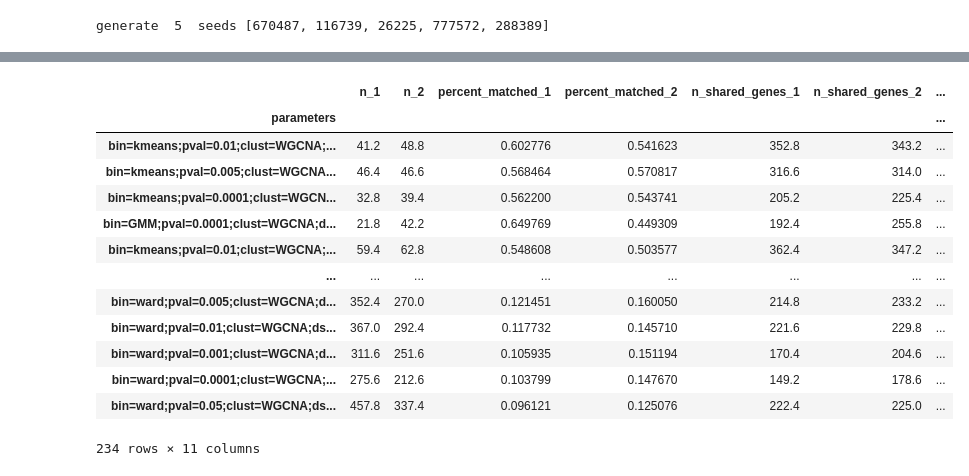
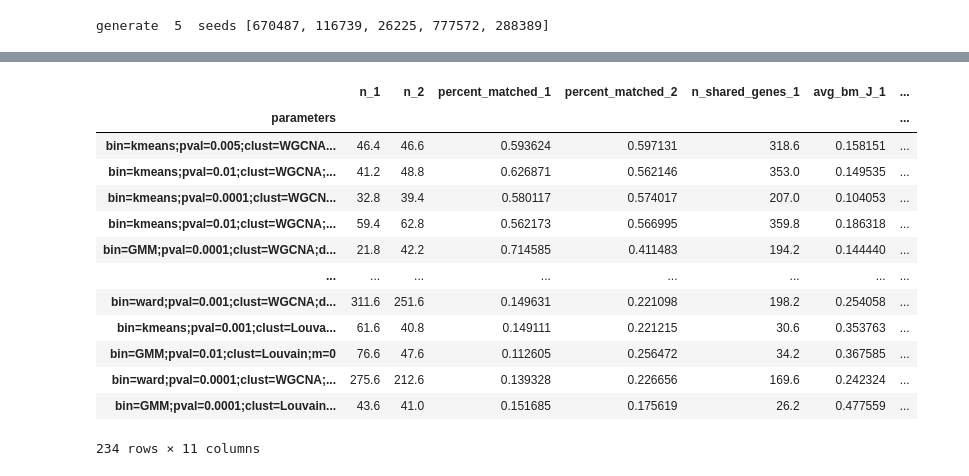
Before and after one commit to ozolotareva/unpast_paper, a Jupyter notebook: evaluation_on_real_data.ipynb, the cells around one changed output, grey strips where cells are left out. Drawn from its saved outputs; the diff is of its cells as text; code cells hidden in the pictures.

```diff
--- a/evaluation_on_real_data.ipynb
+++ b/evaluation_on_real_data.ipynb
@@ -156,17 +167,16 @@ out_dir = "results_on_real_data_WGCNA/"
 ds_values = [0,1,2,3,4]
 dch = 0.995
 
-for run in range(n_runs):
-    seed = seeds[run]
-    for pval in pvals:
-        for bin_method in bin_methods:
-            for ds in ds_values:
-
-                # save parameters as a ;-separated string
-                params = "bin="+bin_method+";pval="+str(pval)
-                params += ";clust="+"WGCNA"+";ds="+str(ds)+";dch="+str(dch)
-                #print("run",run,seed,params)
-                params_dict = {"parameters":params, "seed":seed,"run":run}
+for pval in pvals:
+    for bin_method in bin_methods:
+        for ds in ds_values:
+            # save parameters as a ;-separated string
+            params = "bin="+bin_method+";pval="+str(pval)
+            params += ";clust="+"WGCNA"+";ds="+str(ds)+";dch="+str(dch)
+            print()
+            for r in range(n_runs):
+                seed = seeds[r]
+                params_dict = {"parameters":params, "seed":seed,"run":r}
 
                 ### running TCGA or reading results
                 try:
@@ -187,9 +197,8 @@ for run in range(n_runs):
                     time_t = time()-t0
                     # find the best matches between TCGA biclusters and subtypes
                     # and calculate overall performance == weighted sum of Jaccard indexes
-                    performance_t = calculate_perfromance(result_t, known_groups_t,
-                                                          freqs_t, set(exprs_t.columns.values),
-                                                          classifications=classifications)
+                    performance_t, bm_dict_t = calculate_perfromance(result_t, known_groups_t,all_samples_t)
+                    performance_t = performance_t.to_dict()
                     performance_t.update(params_dict)
                     performance_t["time"] = time_t
                     subt_t.append(performance_t)
@@ -219,9 +228,8 @@ for run in range(n_runs):
                     time_m = time()-t0
                     # find the best matches between METABRIC biclusters and subtypes
                     # and calculate overall performance == weighted sum of Jaccard indexes
-                    performance_m = calculate_perfromance(result_m, known_groups_m,
-                                                          freqs_m, set(exprs_m.columns.values),
-                                                          classifications=classifications)
+                    performance_m,bm_dict_m = calculate_perfromance(result_m, known_groups_m,all_samples_m)
+                    performance_m = performance_m.to_dict()
                     performance_m.update(params_dict)
                     performance_m["time"] = time_m
                     subt_m.append(performance_m)
@@ -231,6 +239,8 @@ for run in range(n_runs):
                     print(fname)
                     m_failed = True
                     subt_m.append(params_dict)
+
+                print(params,seed, round(performance_t["PAM50"],3),round(performance_m["PAM50"],3))
 
                 # compare clustering results - only if gene sets are defined for each cluster
                 if not (t_failed or m_failed):
@@ -375,19 +375,20 @@ Name: rank, Length: 234, dtype: int64
 # %%
-s = pd.read_csv("UnPaSt_similarities.tsv",sep = "\t",index_col=0).groupby("parameters").agg("mean")
+#s = pd.read_csv("UnPaSt_similarities.tsv",sep = "\t",index_col=0).groupby("parameters").agg("mean")
+s = pd.DataFrame.from_records(clustering_similarities).groupby("parameters").agg("mean")
 s["avg_percent_matched"] = (s["percent_matched_1"]+s["percent_matched_2"])*0.5
 s.sort_values(by = "avg_percent_matched",ascending = False)
 # %% [output]
-|  | n_1 | n_2 | percent_matched_1 | percent_matched_2 | n_shared_genes_1 | n_shared_genes_2 | ... |
+|  | n_1 | n_2 | percent_matched_1 | percent_matched_2 | n_shared_genes_1 | avg_bm_J_1 | ... |
 | parameters |  |  |  |  |  |  | ... |
-| bin=kmeans;pval=0.01;clust=WGCNA;... | 41.2 | 48.8 | 0.602776 | 0.541623 | 352.8 | 343.2 | ... |
-| bin=kmeans;pval=0.005;clust=WGCNA... | 46.4 | 46.6 | 0.568464 | 0.570817 | 316.6 | 314.0 | ... |
-| bin=kmeans;pval=0.0001;clust=WGCN... | 32.8 | 39.4 | 0.562200 | 0.543741 | 205.2 | 225.4 | ... |
-| bin=GMM;pval=0.0001;clust=WGCNA;d... | 21.8 | 42.2 | 0.649769 | 0.449309 | 192.4 | 255.8 | ... |
-| bin=kmeans;pval=0.01;clust=WGCNA;... | 59.4 | 62.8 | 0.548608 | 0.503577 | 362.4 | 347.2 | ... |
+| bin=kmeans;pval=0.005;clust=WGCNA... | 46.4 | 46.6 | 0.593624 | 0.597131 | 318.6 | 0.158151 | ... |
+| bin=kmeans;pval=0.01;clust=WGCNA;... | 41.2 | 48.8 | 0.626871 | 0.562146 | 353.0 | 0.149535 | ... |
+| bin=kmeans;pval=0.0001;clust=WGCN... | 32.8 | 39.4 | 0.580117 | 0.574017 | 207.0 | 0.104053 | ... |
+| bin=kmeans;pval=0.01;clust=WGCNA;... | 59.4 | 62.8 | 0.562173 | 0.566995 | 359.8 | 0.186318 | ... |
+| bin=GMM;pval=0.0001;clust=WGCNA;d... | 21.8 | 42.2 | 0.714585 | 0.411483 | 194.2 | 0.144440 | ... |
 | ... | ... | ... | ... | ... | ... | ... | ... |
-| bin=ward;pval=0.005;clust=WGCNA;d... | 352.4 | 270.0 | 0.121451 | 0.160050 | 214.8 | 233.2 | ... |
-| bin=ward;pval=0.01;clust=WGCNA;ds... | 367.0 | 292.4 | 0.117732 | 0.145710 | 221.6 | 229.8 | ... |
-| bin=ward;pval=0.001;clust=WGCNA;d... | 311.6 | 251.6 | 0.105935 | 0.151194 | 170.4 | 204.6 | ... |
-| bin=ward;pval=0.0001;clust=WGCNA;... | 275.6 | 212.6 | 0.103799 | 0.147670 | 149.2 | 178.6 | ... |
-| bin=ward;pval=0.05;clust=WGCNA;ds... | 457.8 | 337.4 | 0.096121 | 0.125076 | 222.4 | 225.0 | ... |
+| bin=ward;pval=0.001;clust=WGCNA;d... | 311.6 | 251.6 | 0.149631 | 0.221098 | 198.2 | 0.254058 | ... |
+| bin=kmeans;pval=0.001;clust=Louva... | 61.6 | 40.8 | 0.149111 | 0.221215 | 30.6 | 0.353763 | ... |
+| bin=GMM;pval=0.01;clust=Louvain;m=0 | 76.6 | 47.6 | 0.112605 | 0.256472 | 34.2 | 0.367585 | ... |
+| bin=ward;pval=0.0001;clust=WGCNA;... | 275.6 | 212.6 | 0.139328 | 0.226656 | 169.6 | 0.242324 | ... |
+| bin=GMM;pval=0.0001;clust=Louvain... | 43.6 | 41.0 | 0.151685 | 0.175619 | 26.2 | 0.477559 | ... |
 234 rows × 11 columns
```
Also changed, not shown: parts of 18 cells of this notebook, 1 other file.
